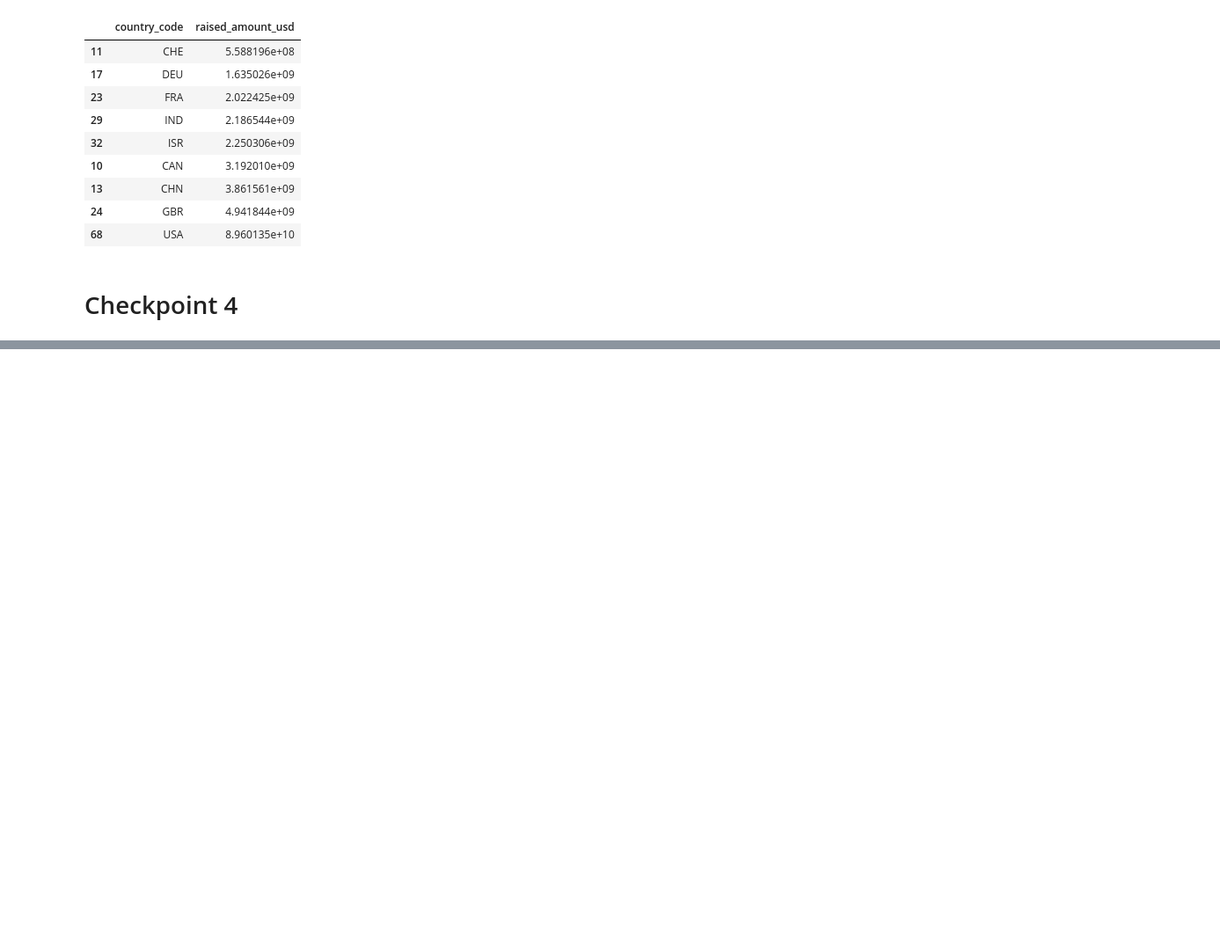
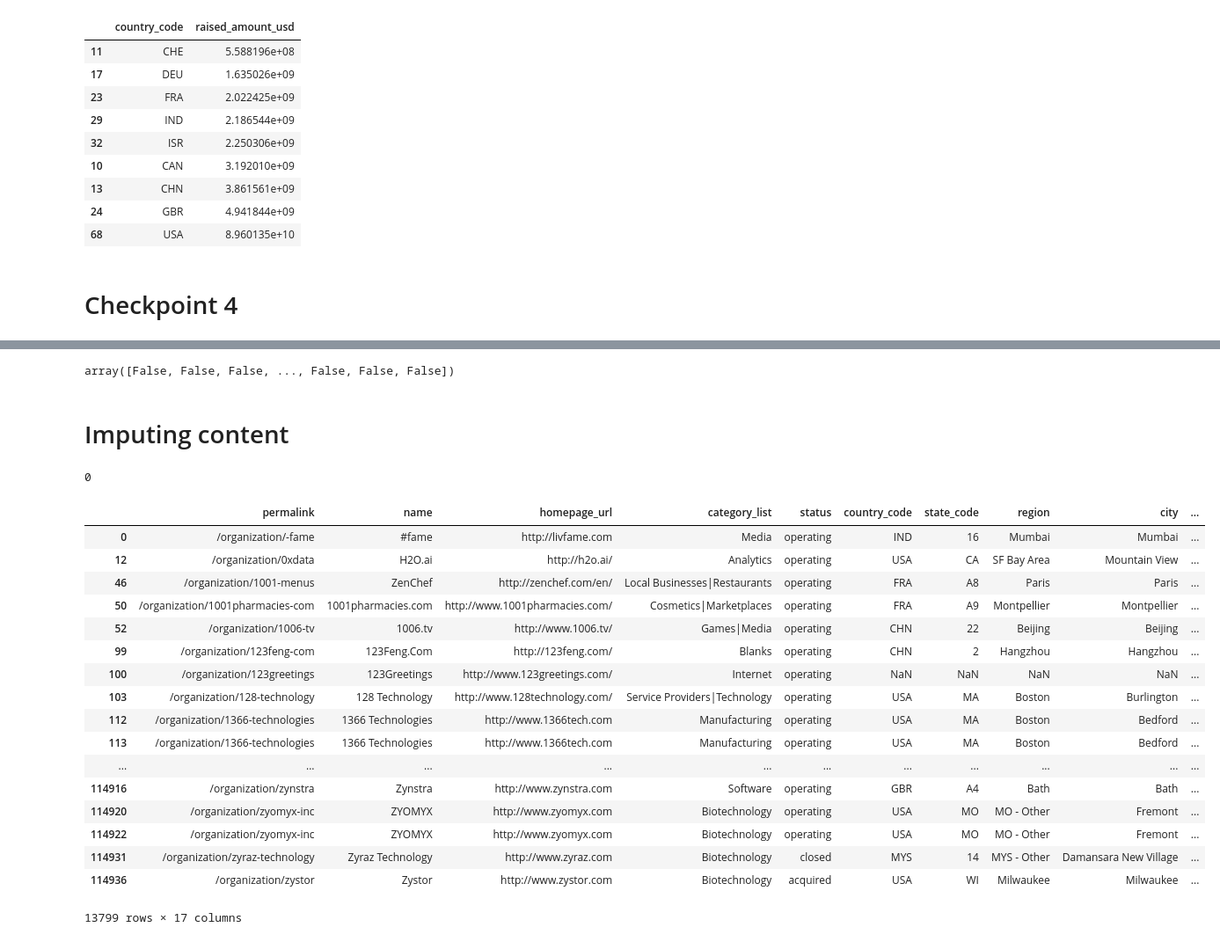
Before and after one commit to Nav33nn/investmentAnalysis, a Jupyter notebook: InvestmentAnalysis/investmentAnalysis_assignment.ipynb, the cells around one changed output, grey strips where cells are left out. Shown at 88% size. Saved outputs shown, nothing was run; the diff lists cells and outputs as text; code cells hidden in the pictures; blank space fills up the shorter version.

```diff
--- a/InvestmentAnalysis/investmentAnalysis_assignment.ipynb
+++ b/InvestmentAnalysis/investmentAnalysis_assignment.ipynb
@@ -301,0 +338,35 @@ map = pd.read_csv('data/mapping.csv',encoding='palmos')
+# %%
+ventureTypesFrame.category_list.isnull().values
+# %% [output]
+array([False, False, False, ..., False, False, False])
+# %% [markdown]
+# Imputing content
+# %%
+ventureTypesFrame.loc[ventureTypesFrame.category_list.isnull().values, ['category_list']] = 'Blanks'
+# %%
+ventureTypesFrame.category_list.isnull().values.sum()
+# %% [output]
+0
+# %%
+ventureTypesFrame['primary_sector'] = ventureTypesFrame['category_list'].apply(lambda x : x.split('|')[0])
+# %%
+ventureTypesFrame
+# %% [output]
+|  | permalink | name | homepage_url | category_list | status | country_code | state_code | region | city | ... |
+| 0 | /organization/-fame | #fame | http://livfame.com | Media | operating | IND | 16 | Mumbai | Mumbai | ... |
+| 12 | /organization/0xdata | H2O.ai | http://h2o.ai/ | Analytics | operating | USA | CA | SF Bay Area | Mountain View | ... |
+| 46 | /organization/1001-menus | ZenChef | http://zenchef.com/en/ | Local Businesses|Restaurants | operating | FRA | A8 | Paris | Paris | ... |
+| 50 | /organization/1001pharmacies-com | 1001pharmacies.com | http://www.1001pharmacies.com/ | Cosmetics|Marketplaces | operating | FRA | A9 | Montpellier | Montpellier | ... |
+| 52 | /organization/1006-tv | 1006.tv | http://www.1006.tv/ | Games|Media | operating | CHN | 22 | Beijing | Beijing | ... |
+| 99 | /organization/123feng-com | 123Feng.Com | http://123feng.com/ | Blanks | operating | CHN | 2 | Hangzhou | Hangzhou | ... |
+| 100 | /organization/123greetings | 123Greetings | http://www.123greetings.com/ | Internet | operating | NaN | NaN | NaN | NaN | ... |
+| 103 | /organization/128-technology | 128 Technology | http://www.128technology.com/ | Service Providers|Technology | operating | USA | MA | Boston | Burlington | ... |
+| 112 | /organization/1366-technologies | 1366 Technologies | http://www.1366tech.com | Manufacturing | operating | USA | MA | Boston | Bedford | ... |
+| 113 | /organization/1366-technologies | 1366 Technologies | http://www.1366tech.com | Manufacturing | operating | USA | MA | Boston | Bedford | ... |
+| ... | ... | ... | ... | ... | ... | ... | ... | ... | ... | ... |
+| 114916 | /organization/zynstra | Zynstra | http://www.zynstra.com | Software | operating | GBR | A4 | Bath | Bath | ... |
+| 114920 | /organization/zyomyx-inc | ZYOMYX | http://www.zyomyx.com | Biotechnology | operating | USA | MO | MO - Other | Fremont | ... |
+| 114922 | /organization/zyomyx-inc | ZYOMYX | http://www.zyomyx.com | Biotechnology | operating | USA | MO | MO - Other | Fremont | ... |
+| 114931 | /organization/zyraz-technology | Zyraz Technology | http://www.zyraz.com | Biotechnology | closed | MYS | 14 | MYS - Other | Damansara New Village | ... |
+| 114936 | /organization/zystor | Zystor | http://www.zystor.com | Biotechnology | acquired | USA | WI | Milwaukee | Milwaukee | ... |
+13799 rows × 17 columns
```
Also changed, not shown: parts of 11 cells of this notebook.
